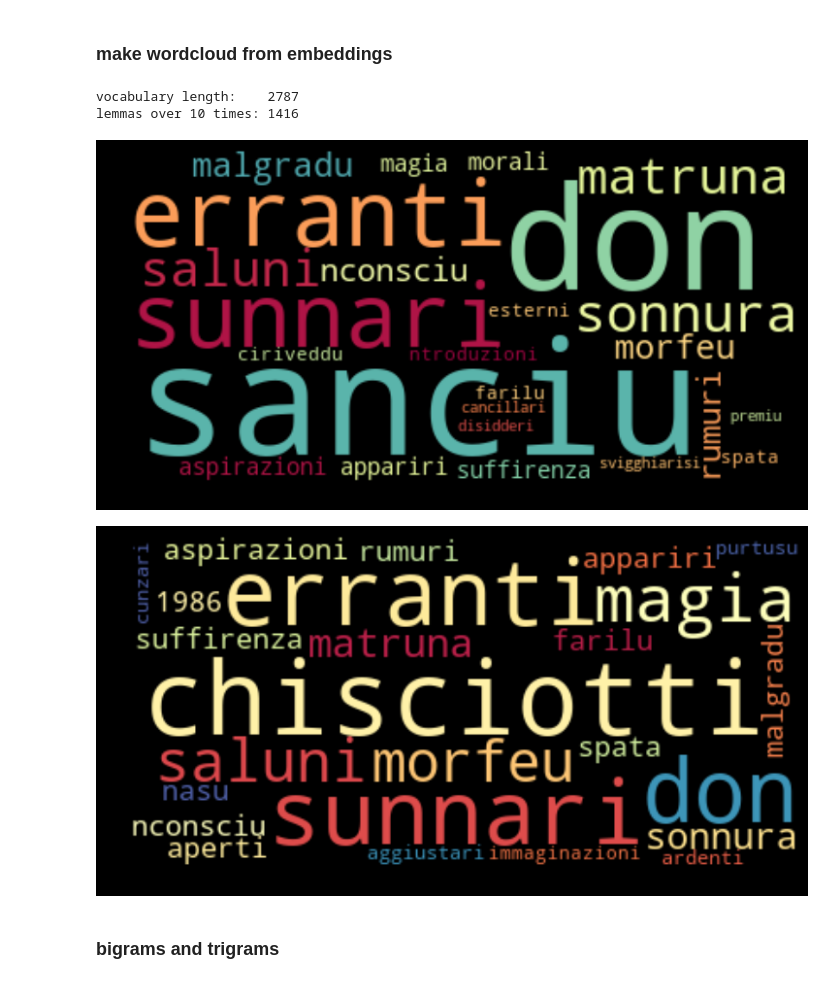
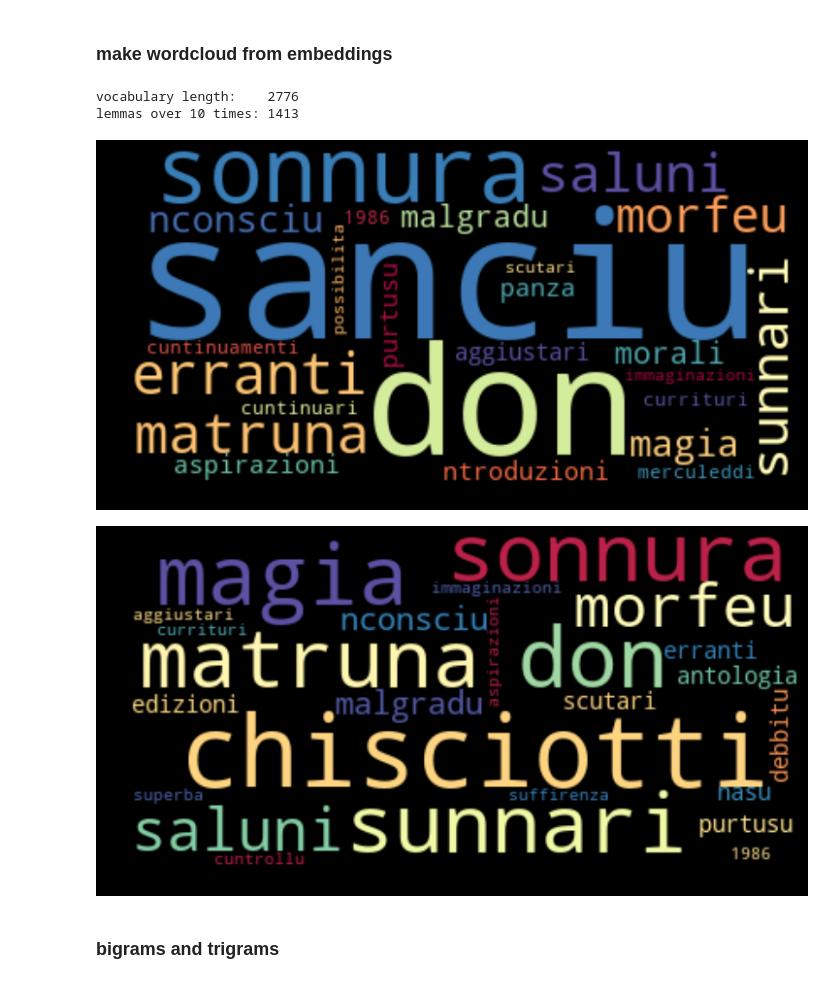
Before and after one commit to ewdowiak/Sicilian_Translator, a Jupyter notebook: embeddings/04a_visual-sicilian.ipynb, the cells around one changed output. Saved outputs shown, nothing was run; the diff lists cells and outputs as text; code cells hidden in the pictures.

Commit message:
finished visualizations

```diff
--- a/embeddings/04a_visual-sicilian.ipynb
+++ b/embeddings/04a_visual-sicilian.ipynb
@@ -112,13 +110,15 @@ plt.show()
 ##  load datafile (so that we can retrieve vocabulary)
 datafile = 'dataset/train-mparamu_v3-lemmatized.sc.tsv'
 
+##  CBOW model
+# model = CBOW
+# parmfile = './logs/sc-cbow-r4-e01.params'
+# fname_insert = 'cbow'
+
 ##  skipgram model
-# model = SG
-# parmfile = './logs/skip-r3-e09.params'
-
-##  CBOW model
-model = CBOW
-parmfile = './logs/cbow-r4-e00.params'
+model = SG
+parmfile = './logs/sc-skip-r2-e23.params'
+fname_insert = 'skip'
 
 ##  both trained with hyperparameters:
 output_dim = 300
@@ -144,8 +144,8 @@ num_over_min = len( np.array(idx_to_counts)[ np.array(idx_to_counts)>= min_words
 print('vocabulary length:    ' + str(len(vocab)))
 print('lemmas over ' + str(min_words) + ' times: ' + str(num_over_min))
 # %% [output]
-vocabulary length:    2787
-lemmas over 10 times: 1416
+vocabulary length:    2776
+lemmas over 10 times: 1413
 # %%
 ##  pairwise cosine similarity
 def cos_sim(wordx, wordy):
@@ -164,8 +164,8 @@ def cos_mat( vecs ):
 ##  create "WC Dict" ("word-to-cosine dictionary") for wordcloud
 def mk_wcdict(word,k_words):
 
-    ##  where to start?  first three tokens are: <PAD> <BOS> <EOS>
-    sv_start = 3
+    ##  where to start?  first two tokens are: <BOS> <EOS>
+    sv_start = 2
 
     ##  get cosine matrix
     cosmat = cos_mat( wvecs[sv_start:-1,] )
@@ -189,17 +189,18 @@ def mk_wcdict(word,k_words):
 # %%
 # create a cloud of 25 words for Don Chisciotti!
 knn_wc_dict = mk_wcdict('chisciotti',25)
 wordcloud = WordCloud(colormap='Spectral').generate_from_frequencies(knn_wc_dict)
 
 plt.figure(figsize=(10,10), facecolor='k')
 plt.imshow(wordcloud, interpolation='bilinear')
 plt.axis("off")
 plt.tight_layout(pad=0)
 
-plt.savefig('wc_chisciotti.png')
+fname = 'wc-sc-' + fname_insert + '_chisciotti.png'
+plt.savefig(fname)
 plt.show()
 # %% [output]
-[figure, old version]
+[figure, new version]
 # %%
 # create a cloud of 25 words for Sanciu Panza!
 knn_wc_dict = mk_wcdict('sanciu',25)
@@ -210,10 +211,11 @@ plt.imshow(wordcloud, interpolation='bilinear')
 plt.axis("off")
 plt.tight_layout(pad=0)
 
-plt.savefig('wc_sanciu.png')
+fname = 'wc-sc-' + fname_insert + '_sanciu.png'
+plt.savefig(fname)
 plt.show()
 # %% [output]
-[figure, old version]
+[figure, new version]
 # %% [markdown]
 ### bigrams and trigrams
 # %%
```
Also changed, not shown: parts of 8 cells of this notebook, 20 other files.
